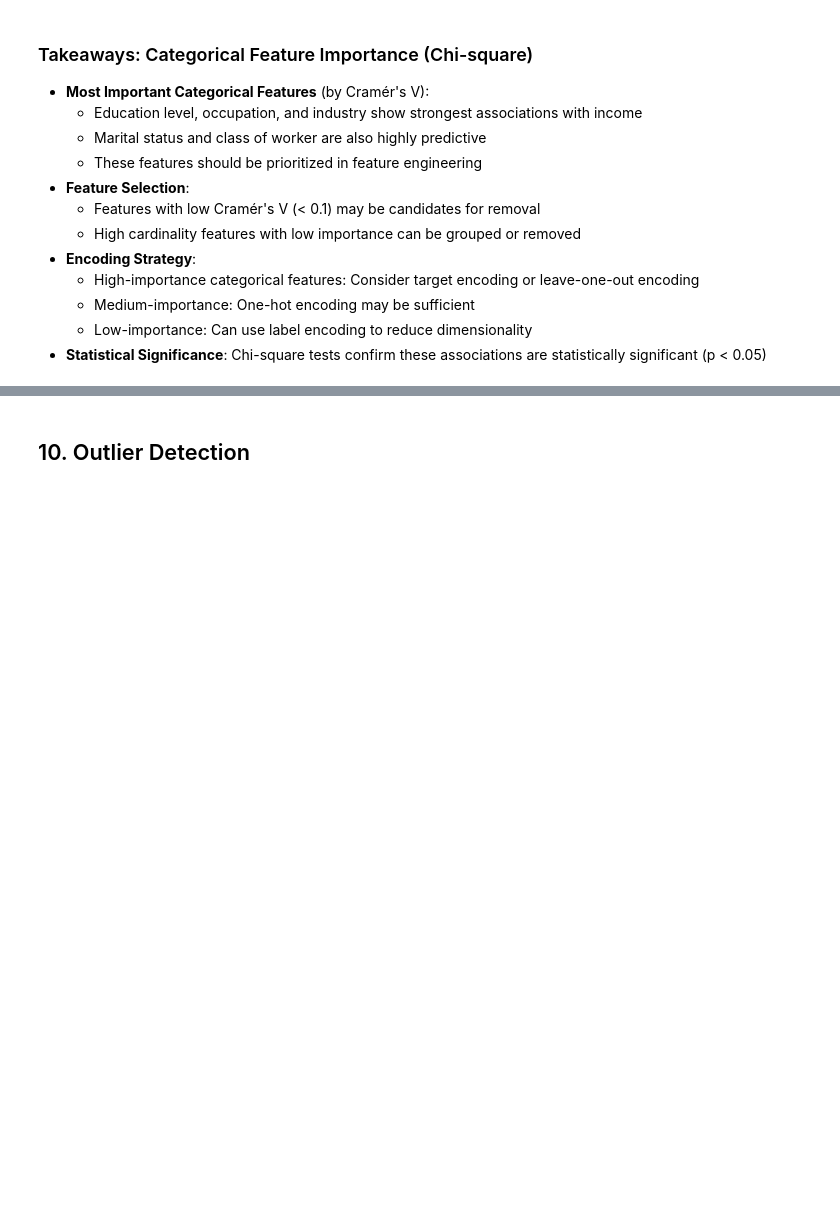
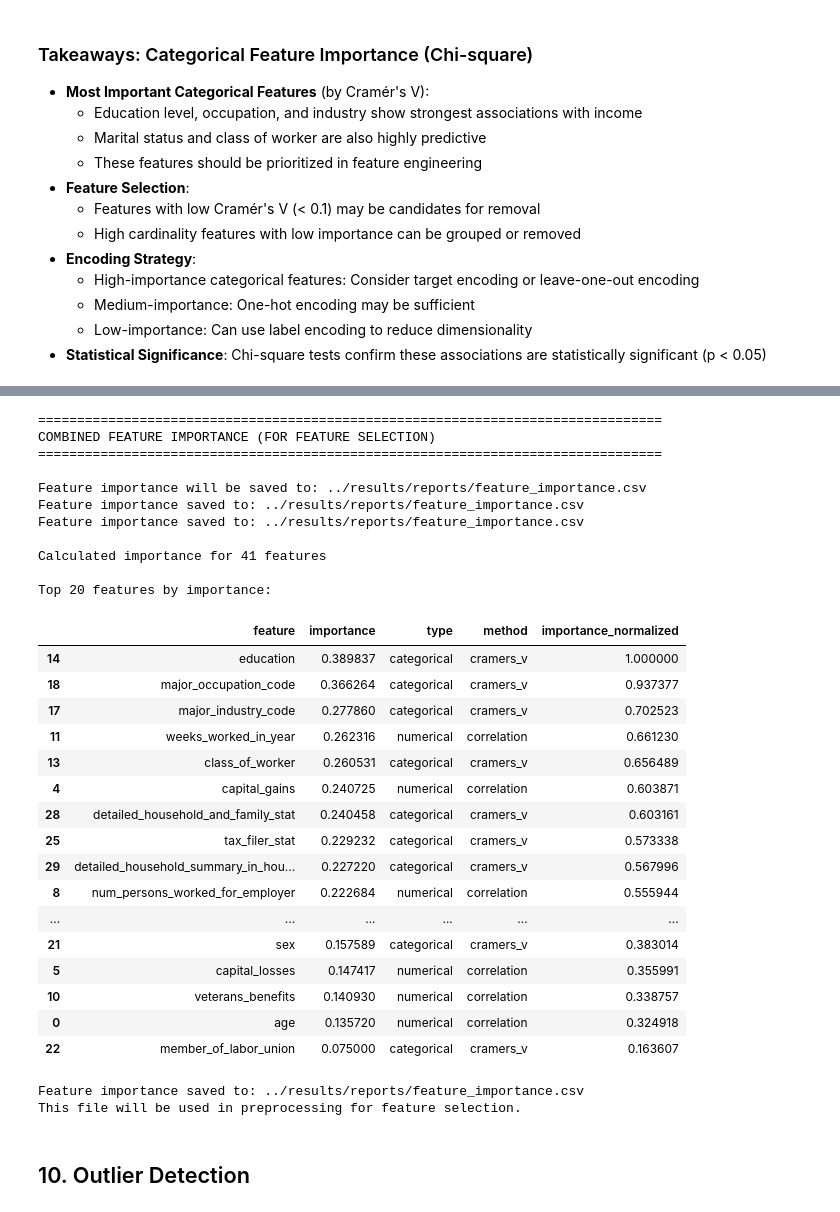
Before and after one commit to Ahmad222/census_ml_example, a Jupyter notebook: notebooks/01_exploratory_data_analysis.ipynb, the cells around one changed output, grey strips where cells are left out. Saved outputs shown, nothing was run; the diff lists cells and outputs as text; code cells hidden in the pictures; blank space fills up the shorter version.

```diff
--- a/notebooks/01_exploratory_data_analysis.ipynb
+++ b/notebooks/01_exploratory_data_analysis.ipynb
@@ -783,3 +773,73 @@ Top categorical features by association with target:
+# %%
+print("=" * 80)
+print("COMBINED FEATURE IMPORTANCE (FOR FEATURE SELECTION)")
+print("=" * 80)
+
+# Load config to get feature importance path
+import yaml
+config_path = "../config/config.yaml"
+with open(config_path, 'r') as f:
+    config = yaml.safe_load(f)
+
+# Get feature importance path from config
+fs_config = config.get('feature_engineering', {}).get('feature_selection', {})
+importance_path = fs_config.get('importance_path', '../results/reports/feature_importance.csv')
+
+print(f"\nFeature importance will be saved to: {importance_path}")
+
+# Import combined importance function
+from src.data_exploration import calculate_combined_feature_importance
+
+# Calculate combined feature importance
+importance_df = calculate_combined_feature_importance(
+    train_df,
+    target=target_col,
+    save_path=importance_path
+)
+
+# Save if path provided
+if importance_path:
+    Path(importance_path).parent.mkdir(parents=True, exist_ok=True)
+    importance_df.to_csv(importance_path, index=False)
+    print(f"Feature importance saved to: {importance_path}")
+
+print(f"\nCalculated importance for {len(importance_df)} features")
+print(f"\nTop 20 features by importance:")
+display(importance_df.head(20))
+
+print(f"\nFeature importance saved to: {importance_path}")
+print("This file will be used in preprocessing for feature selection.")
+# %% [output]
+================================================================================
+COMBINED FEATURE IMPORTANCE (FOR FEATURE SELECTION)
+================================================================================
+
+Feature importance will be saved to: ../results/reports/feature_importance.csv
+Feature importance saved to: ../results/reports/feature_importance.csv
+Feature importance saved to: ../results/reports/feature_importance.csv
+
+Calculated importance for 41 features
+
+Top 20 features by importance:
+|  | feature | importance | type | method | importance_normalized |
+| 14 | education | 0.389837 | categorical | cramers_v | 1.000000 |
+| 18 | major_occupation_code | 0.366264 | categorical | cramers_v | 0.937377 |
+| 17 | major_industry_code | 0.277860 | categorical | cramers_v | 0.702523 |
+| 11 | weeks_worked_in_year | 0.262316 | numerical | correlation | 0.661230 |
+| 13 | class_of_worker | 0.260531 | categorical | cramers_v | 0.656489 |
+| 4 | capital_gains | 0.240725 | numerical | correlation | 0.603871 |
+| 28 | detailed_household_and_family_stat | 0.240458 | categorical | cramers_v | 0.603161 |
+| 25 | tax_filer_stat | 0.229232 | categorical | cramers_v | 0.573338 |
+| 29 | detailed_household_summary_in_hou... | 0.227220 | categorical | cramers_v | 0.567996 |
+| 8 | num_persons_worked_for_employer | 0.222684 | numerical | correlation | 0.555944 |
+| ... | ... | ... | ... | ... | ... |
+| 21 | sex | 0.157589 | categorical | cramers_v | 0.383014 |
+| 5 | capital_losses | 0.147417 | numerical | correlation | 0.355991 |
+| 10 | veterans_benefits | 0.140930 | numerical | correlation | 0.338757 |
+| 0 | age | 0.135720 | numerical | correlation | 0.324918 |
+| 22 | member_of_labor_union | 0.075000 | categorical | cramers_v | 0.163607 |
+Feature importance saved to: ../results/reports/feature_importance.csv
+This file will be used in preprocessing for feature selection.
 # %% [markdown]
 ## 10. Outlier Detection
 # %%
```
Also changed, not shown: parts of 16 cells of this notebook, 53 other files.
